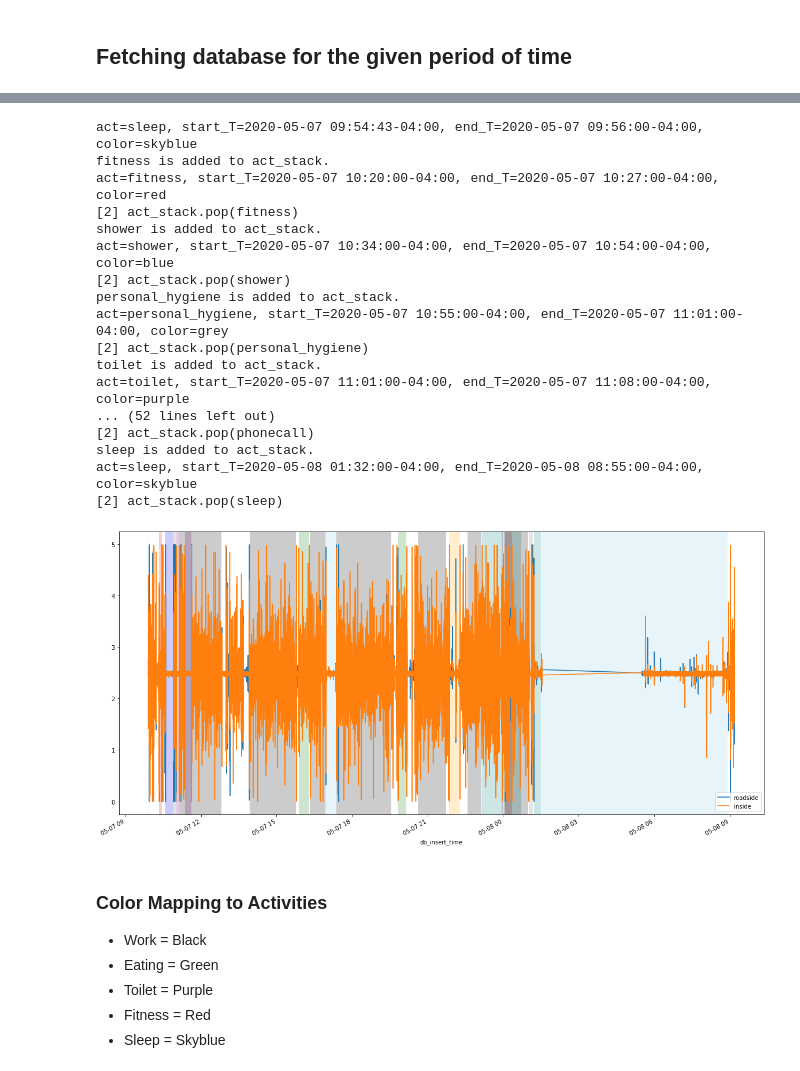
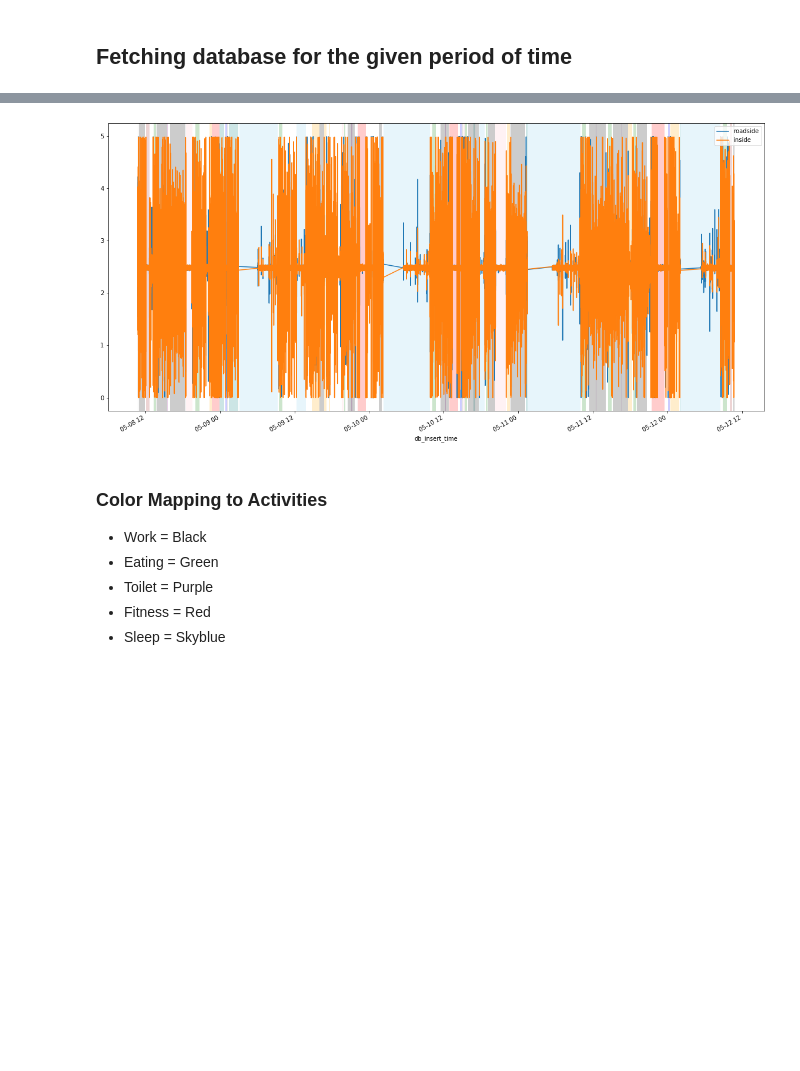
Before and after one commit to HeesukSon/home-sensor-project, a Jupyter notebook: server-notebook/iot-data-visualize.ipynb, the cells around one changed output, grey strips where cells are left out. Drawn from its saved outputs; the diff is of its cells as text; code cells hidden in the pictures; blank space fills up the shorter version.

Commit message:
MTS preprocessing and its visualization is done

```diff
--- a/server-notebook/iot-data-visualize.ipynb
+++ b/server-notebook/iot-data-visualize.ipynb
@@ -204,8 +204,8 @@ df.sort_values(by=['db_insert_time'])
 # %% [markdown]
 ## Insert an Item to DB Table
 # %%
-t = '2020-05-08 08:55:00'
-act = 'sleep'
+t = '2020-05-09 00:41:00'
+act = 'phonecall'
 start = 'end'
 #start = 'end'
 #%sql INSERT INTO user_activity (db_insert_time, room, data_gen_time, activity, start_end) VALUES (now(), 'hroom', '2020-05-07 11:01:00', 'personal_hygiene', 'end')
@@ -231,10 +231,20 @@ from datetime import datetime
 from pytz import timezone
 
 # constant variables
-fc = {'work':'black', 'eating':'green', 'toilet':'purple', 'fitness':'red', 'sleep':'skyblue', 'personal_hygiene':'grey', 'shower':'blue', 'relax':'orange', 'cooking':'pink', 'phonecall':'teal'}
+fc = {'work':'black',
+      'eating':'green',
+      'toilet':'purple',
+      'fitness':'red',
+      'sleep':'skyblue',
+      'personal_hygiene':'grey',
+      'shower':'blue',
+      'relax':'orange',
+      'cooking':'pink',
+      'phonecall':'teal',
+      'leave_home':'brown'}
 
 # visualization targets and period
-target_period = '24 hours'
+target_period = '96 hours'
 vis_target = 'motion'
 # %% [markdown]
 ## Fetching database for the given period of time
@@ -259,4 +269,7 @@ act_df.sort_values('data_gen_time', ascending = True, inplace = True)
 # %%
+import matplotlib.pyplot as plt
+import pandas as pd
+
 ax = plt.gca()
 
 sensor_df1.plot(kind='line', x='db_insert_time', y=vis_target, ax=ax)
@@ -294,58 +307,40 @@ for index, row in act_df.iterrows():
             if index == act_df.size-1: # if this is the last row
                 end_T = convT(sensor_df1.tail(1)['data_gen_time'].values[0])
                 log['debug'] += "act={}, start_T={}, end_T={}, color={}\n".format(act, str(start_T), str(end_T), fc[act])
-
                 ax.axvspan(start_T, end_T, label = act, facecolor=fc[act], alpha=0.2)
                 act_stack.pop(act)
                 log['debug'] += '[1] act_stack.pop({})\n'.format(act)
             else:
                 act_stack[act]['start_T'] = start_T
     else: # row['start_end'] == 'end'
         end_T = row['data_gen_time']
 
         if act in act_stack.keys():
             act_stack[act]['end_T'] = end_T
             log['debug'] += "act={}, start_T={}, end_T={}, color={}\n".format(act, str(act_stack[act]['start_T']), str(act_stack[act]['end_T']), fc[act])
-
             ax.axvspan(act_stack[act]['start_T'], act_stack[act]['end_T'], label = act, facecolor=fc[act], alpha=0.2)
             act_stack.pop(act)
             log['debug'] += '[2] act_stack.pop({})\n'.format(act)
         else:
             if start_T == '':
                 start_T = convT(sensor_df1.head(1)['data_gen_time'].values[0])
+
             log['debug'] += "act={}, start_T={}, end_T={}, color={}\n".format(act, str(start_T), str(end_T), fc[act])
             ax.axvspan(start_T, end_T, label = act, facecolor=fc[act], alpha=0.2)
 
 if len(act_stack.keys()) != 0:
     log['debug'] += "len(act_stack.keys()) = {}\n".format(len(act_stack.keys()))
-    log['debug'] += print("act_stack = {}\n".format(str(act_stack)))
+    log['debug'] += "act_stack = {}\n".format(str(act_stack))
 
     for act in act_stack.keys():
         end_T = convT(sensor_df1.tail(1)['data_gen_time'].values[0])
         ax.axvspan(start_T, end_T, label = act, facecolor=fc[act], alpha=0.2)
 
 #print(log['debug'])
 plt.rcParams["figure.figsize"] = (20,10)
 plt.show()
 # %% [output]
-act=sleep, start_T=2020-05-07 09:54:43-04:00, end_T=2020-05-07 09:56:00-04:00, color=skyblue
-fitness is added to act_stack.
-act=fitness, start_T=2020-05-07 10:20:00-04:00, end_T=2020-05-07 10:27:00-04:00, color=red
-[2] act_stack.pop(fitness)
-shower is added to act_stack.
-act=shower, start_T=2020-05-07 10:34:00-04:00, end_T=2020-05-07 10:54:00-04:00, color=blue
-[2] act_stack.pop(shower)
-personal_hygiene is added to act_stack.
-act=personal_hygiene, start_T=2020-05-07 10:55:00-04:00, end_T=2020-05-07 11:01:00-04:00, color=grey
-[2] act_stack.pop(personal_hygiene)
-toilet is added to act_stack.
-act=toilet, start_T=2020-05-07 11:01:00-04:00, end_T=2020-05-07 11:08:00-04:00, color=purple
-... (52 lines left out)
-[2] act_stack.pop(phonecall)
-sleep is added to act_stack.
-act=sleep, start_T=2020-05-08 01:32:00-04:00, end_T=2020-05-08 08:55:00-04:00, color=skyblue
-[2] act_stack.pop(sleep)
-[figure, old version]
+[figure, new version]
 # %% [markdown]
 ### Color Mapping to Activities
 * Work = Black
```
Also changed, not shown: parts of 4 cells of this notebook, 1 other file.
